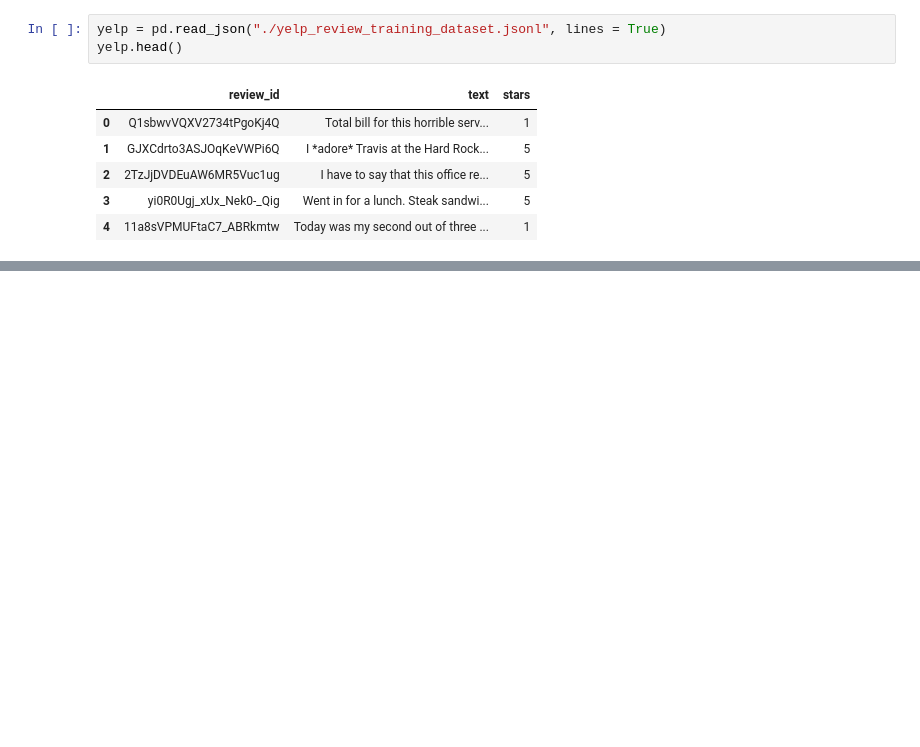
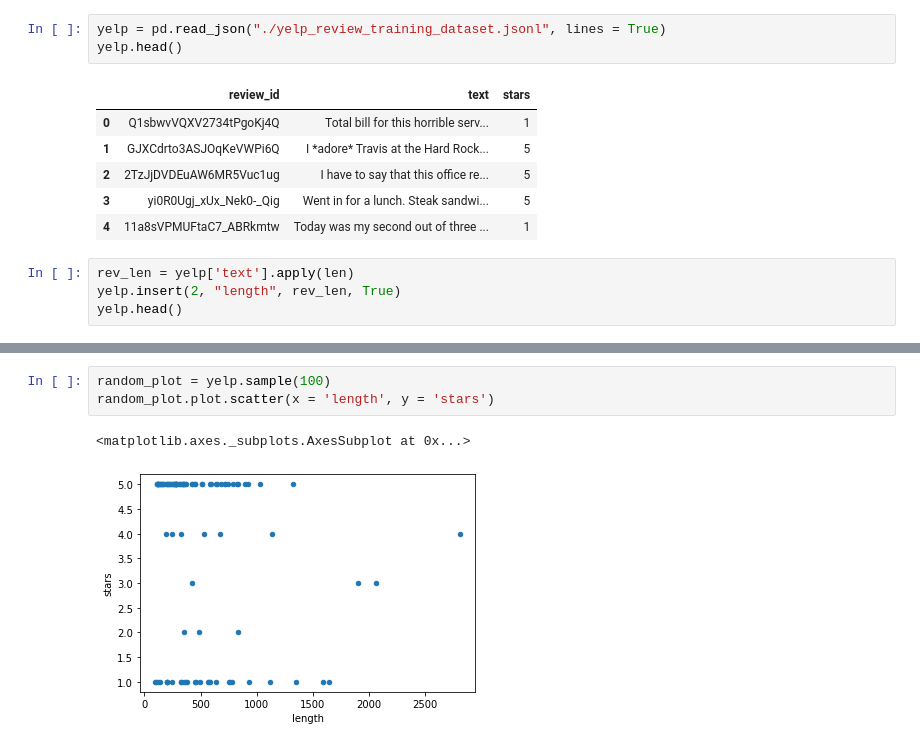
Before and after one commit to tanveed/team-t, a Jupyter notebook: NLP Yelp.ipynb, the cells around one changed output, grey strips where cells are left out. Cells and saved outputs as stored; diff of their text form; blank space fills up the shorter version.

```diff
--- a/NLP Yelp.ipynb
+++ b/NLP Yelp.ipynb
@@ -37,3 +35,7 @@ yelp.head()
 | 2 | 2TzJjDVDEuAW6MR5Vuc1ug | I have to say that this office re... | 5 |
 | 3 | yi0R0Ugj_xUx_Nek0-_Qig | Went in for a lunch. Steak sandwi... | 5 |
 | 4 | 11a8sVPMUFtaC7_ABRkmtw | Today was my second out of three ... | 1 |
+# %%
+rev_len = yelp['text'].apply(len)
+yelp.insert(2, "length", rev_len, True)
+yelp.head()
@@ -39,0 +49,6 @@ yelp.head()
+# %%
+random_plot = yelp.sample(100)
+random_plot.plot.scatter(x = 'length', y = 'stars')
+# %% [output]
+<matplotlib.axes._subplots.AxesSubplot at 0x...>
+[figure, added]
```
Also changed, not shown: parts of 12 cells of this notebook.
